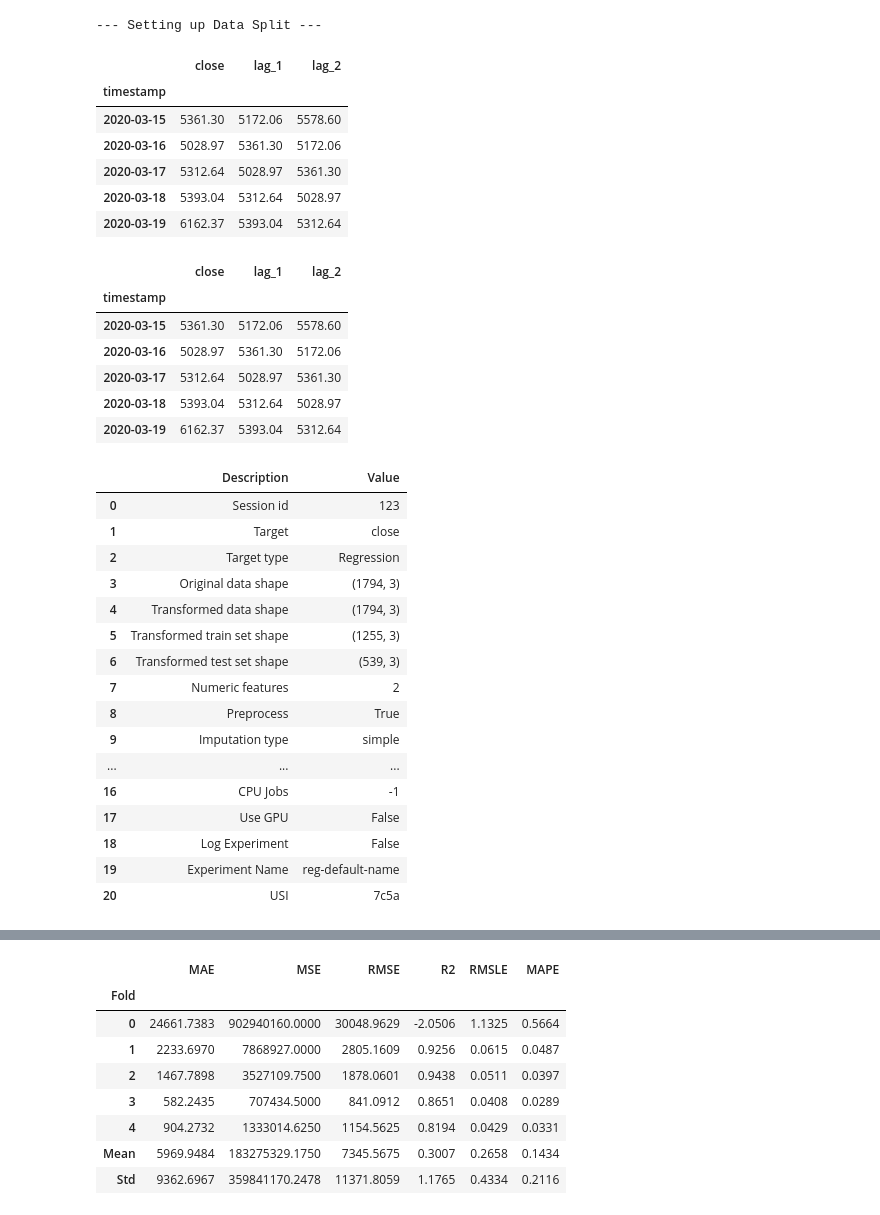
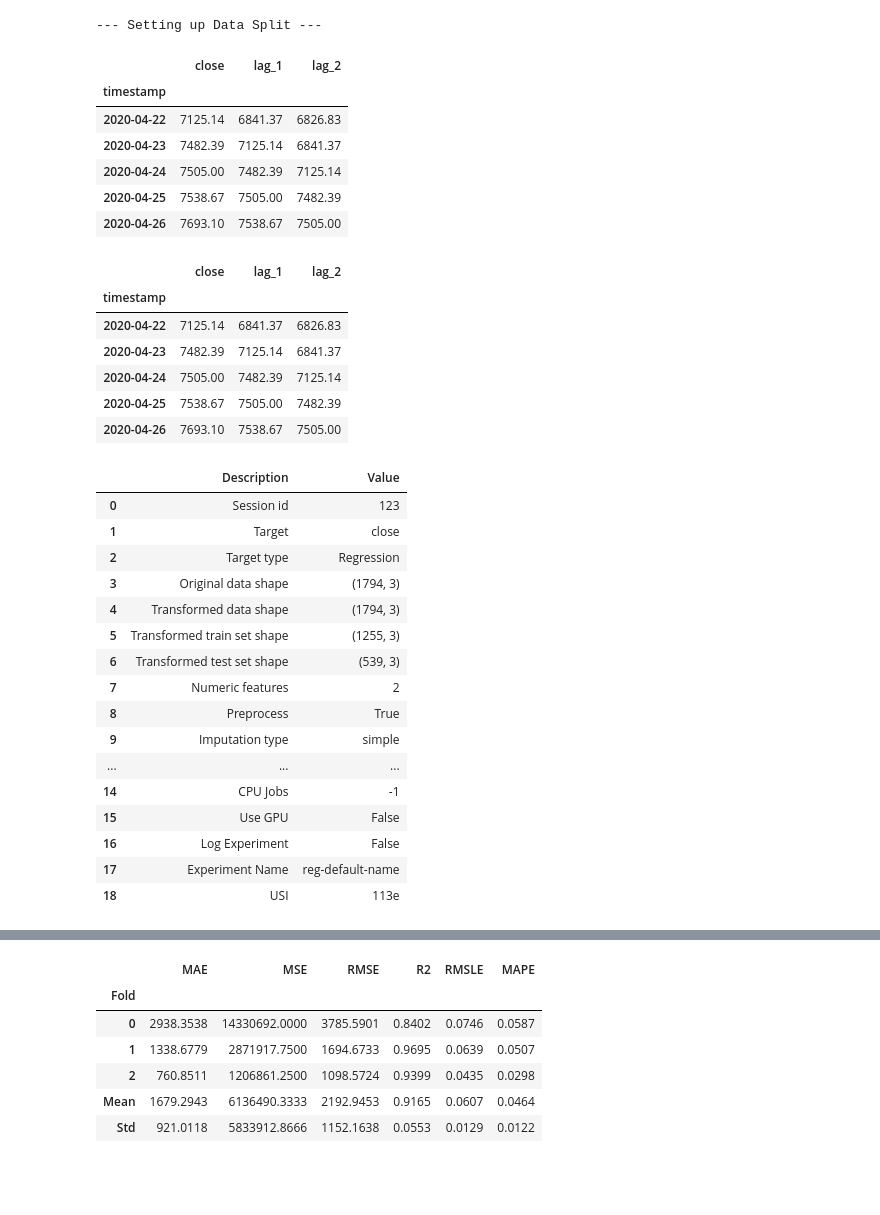
Before and after one commit to RalleyD/COM724_AE2, a Jupyter notebook: notebooks/xgboost-time-series.ipynb, the cells around one changed output, grey strips where cells are left out. Cells and saved outputs as stored; diff of their text form; code cells hidden in the pictures; blank space fills up the shorter version.

Commit message:
xgboost revised experiment

```diff
--- a/notebooks/xgboost-time-series.ipynb
+++ b/notebooks/xgboost-time-series.ipynb
@@ -2,7 +2,7 @@
 # load the BTC long term dataset
 import pandas as pd
 
-btc_5y_df = pd.read_csv('../backend/data/BTC-past-5y-ohlc.csv', index_col=0, parse_dates=True)
+btc_5y_df = pd.read_csv('../backend/data/btcusdt_1d.csv', index_col=0, parse_dates=True)
 
 print(btc_5y_df.head().to_markdown())
 # %% [output]
@@ -38,11 +38,11 @@ btc_5y_close_df.head()
 --- Setting up Data Split ---
 |  | close | lag_1 | lag_2 |
 | timestamp |  |  |  |
-| 2020-03-15 | 5361.30 | 5172.06 | 5578.60 |
-| 2020-03-16 | 5028.97 | 5361.30 | 5172.06 |
-| 2020-03-17 | 5312.64 | 5028.97 | 5361.30 |
-| 2020-03-18 | 5393.04 | 5312.64 | 5028.97 |
-| 2020-03-19 | 6162.37 | 5393.04 | 5312.64 |
+| 2020-04-22 | 7125.14 | 6841.37 | 6826.83 |
+| 2020-04-23 | 7482.39 | 7125.14 | 6841.37 |
+| 2020-04-24 | 7505.00 | 7482.39 | 7125.14 |
+| 2020-04-25 | 7538.67 | 7505.00 | 7482.39 |
+| 2020-04-26 | 7693.10 | 7538.67 | 7505.00 |
 # %%
 # Train-Test Split (last 365 days as test set)
 split_date = btc_5y_close_df.index[-30]
@@ -53,53 +53,51 @@ btc_train.head()
 # %% [output]
 |  | close | lag_1 | lag_2 |
 | timestamp |  |  |  |
-| 2020-03-15 | 5361.30 | 5172.06 | 5578.60 |
-| 2020-03-16 | 5028.97 | 5361.30 | 5172.06 |
-| 2020-03-17 | 5312.64 | 5028.97 | 5361.30 |
-| 2020-03-18 | 5393.04 | 5312.64 | 5028.97 |
-| 2020-03-19 | 6162.37 | 5393.04 | 5312.64 |
+| 2020-04-22 | 7125.14 | 6841.37 | 6826.83 |
+| 2020-04-23 | 7482.39 | 7125.14 | 6841.37 |
+| 2020-04-24 | 7505.00 | 7482.39 | 7125.14 |
+| 2020-04-25 | 7538.67 | 7505.00 | 7482.39 |
+| 2020-04-26 | 7693.10 | 7538.67 | 7505.00 |
 # %%
 import pandas as pd
 from pycaret.regression import *
 
 # PyCaret Regression Setup (Ensuring No Shuffle)
-s = setup(
+xgb_exp = RegressionExperiment().setup(
     data=btc_train,
     target="close",
     session_id=123,
-    fold=5,  # K-fold cross-validation
+    fold=3,  # K-fold cross-validation
     data_split_shuffle=False,  # **Important: Keeps time-series order**
     fold_strategy="timeseries",  # Ensures time-series split
 )
 
 # Train XGBoost Model
-xgb_model = create_model('xgboost')
+xgb_model = xgb_exp.create_model('xgboost')
 # %% [output]
 |  | Description | Value |
 | 0 | Session id | 123 |
 | 1 | Target | close |
 | 2 | Target type | Regression |
 | 3 | Original data shape | (1794, 3) |
 | 4 | Transformed data shape | (1794, 3) |
 | 5 | Transformed train set shape | (1255, 3) |
 | 6 | Transformed test set shape | (539, 3) |
 | 7 | Numeric features | 2 |
 | 8 | Preprocess | True |
 | 9 | Imputation type | simple |
 | ... | ... | ... |
-| 16 | CPU Jobs | -1 |
-| 17 | Use GPU | False |
-| 18 | Log Experiment | False |
-| 19 | Experiment Name | reg-default-name |
-| 20 | USI | 7c5a |
+| 14 | CPU Jobs | -1 |
+| 15 | Use GPU | False |
+| 16 | Log Experiment | False |
+| 17 | Experiment Name | reg-default-name |
+| 18 | USI | 113e |
 [interactive output not drawn]
 |  | MAE | MSE | RMSE | R2 | RMSLE | MAPE |
 | Fold |  |  |  |  |  |  |
-| 0 | 24661.7383 | 902940160.0000 | 30048.9629 | -2.0506 | 1.1325 | 0.5664 |
-| 1 | 2233.6970 | 7868927.0000 | 2805.1609 | 0.9256 | 0.0615 | 0.0487 |
-| 2 | 1467.7898 | 3527109.7500 | 1878.0601 | 0.9438 | 0.0511 | 0.0397 |
-| 3 | 582.2435 | 707434.5000 | 841.0912 | 0.8651 | 0.0408 | 0.0289 |
-| 4 | 904.2732 | 1333014.6250 | 1154.5625 | 0.8194 | 0.0429 | 0.0331 |
-| Mean | 5969.9484 | 183275329.1750 | 7345.5675 | 0.3007 | 0.2658 | 0.1434 |
-| Std | 9362.6967 | 359841170.2478 | 11371.8059 | 1.1765 | 0.4334 | 0.2116 |
+| 0 | 2938.3538 | 14330692.0000 | 3785.5901 | 0.8402 | 0.0746 | 0.0587 |
+| 1 | 1338.6779 | 2871917.7500 | 1694.6733 | 0.9695 | 0.0639 | 0.0507 |
+| 2 | 760.8511 | 1206861.2500 | 1098.5724 | 0.9399 | 0.0435 | 0.0298 |
+| Mean | 1679.2943 | 6136490.3333 | 2192.9453 | 0.9165 | 0.0607 | 0.0464 |
+| Std | 921.0118 | 5833912.8666 | 1152.1638 | 0.0553 | 0.0129 | 0.0122 |
 [interactive output not drawn]
```
Also changed, not shown: parts of 10 cells of this notebook.
